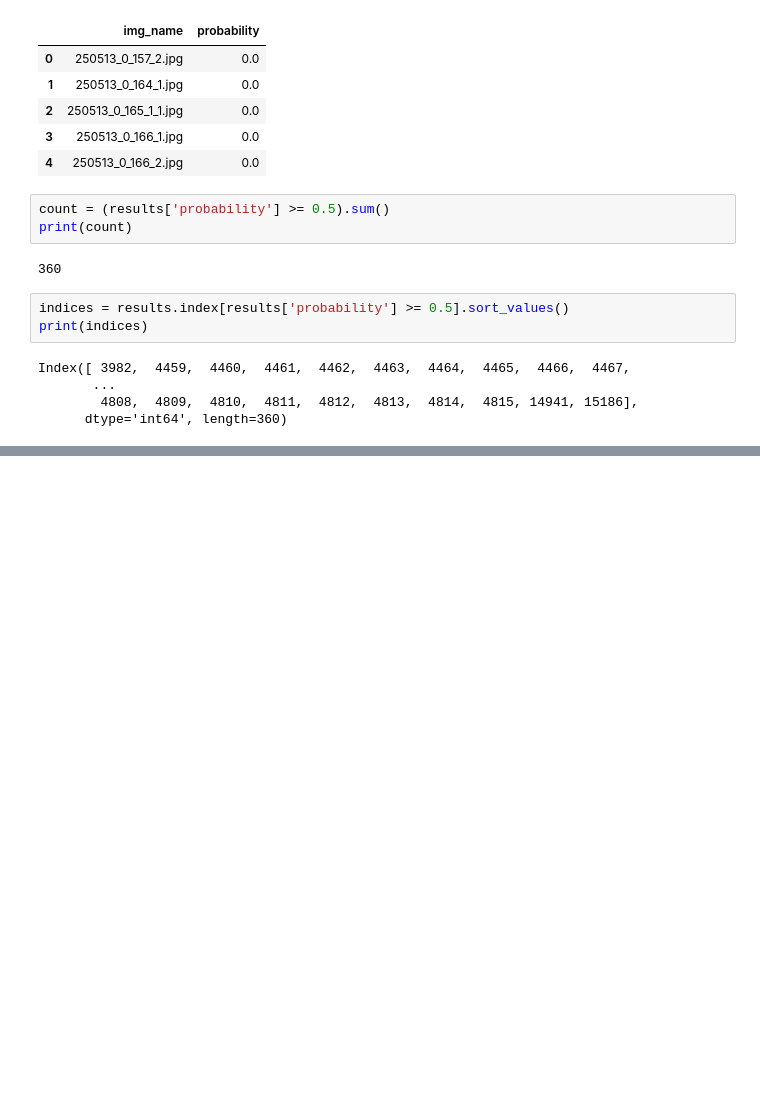
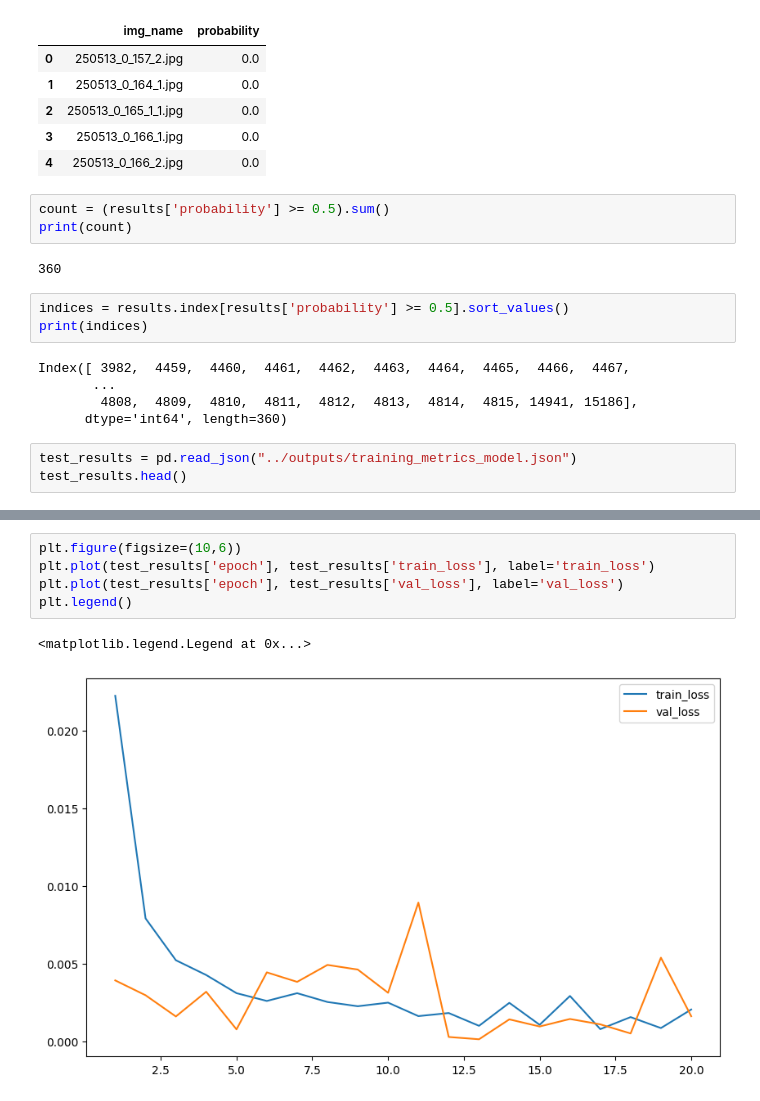
Before and after one commit to waltteriheikkinen/syvaoppiminen, a Jupyter notebook: src/check_data.ipynb, the cells around one changed output, grey strips where cells are left out. Drawn from its saved outputs; the diff is of its cells as text; blank space fills up the shorter version.

```diff
--- a/src/check_data.ipynb
+++ b/src/check_data.ipynb
@@ -50,3 +51,6 @@ Index([ 3982,  4459,  4460,  4461,  4462,  4463,  4464,  4465,  4466,  4467,
        ...
         4808,  4809,  4810,  4811,  4812,  4813,  4814,  4815, 14941, 15186],
       dtype='int64', length=360)
+# %%
+test_results = pd.read_json("../outputs/training_metrics_model.json")
+test_results.head()
@@ -52,0 +64,8 @@ Index([ 3982,  4459,  4460,  4461,  4462,  4463,  4464,  4465,  4466,  4467,
+# %%
+plt.figure(figsize=(10,6))
+plt.plot(test_results['epoch'], test_results['train_loss'], label='train_loss')
+plt.plot(test_results['epoch'], test_results['val_loss'], label='val_loss')
+plt.legend()
+# %% [output]
+<matplotlib.legend.Legend at 0x...>
+[figure, added]
```
Also changed, not shown: parts of 2 cells of this notebook, 2 other files.
